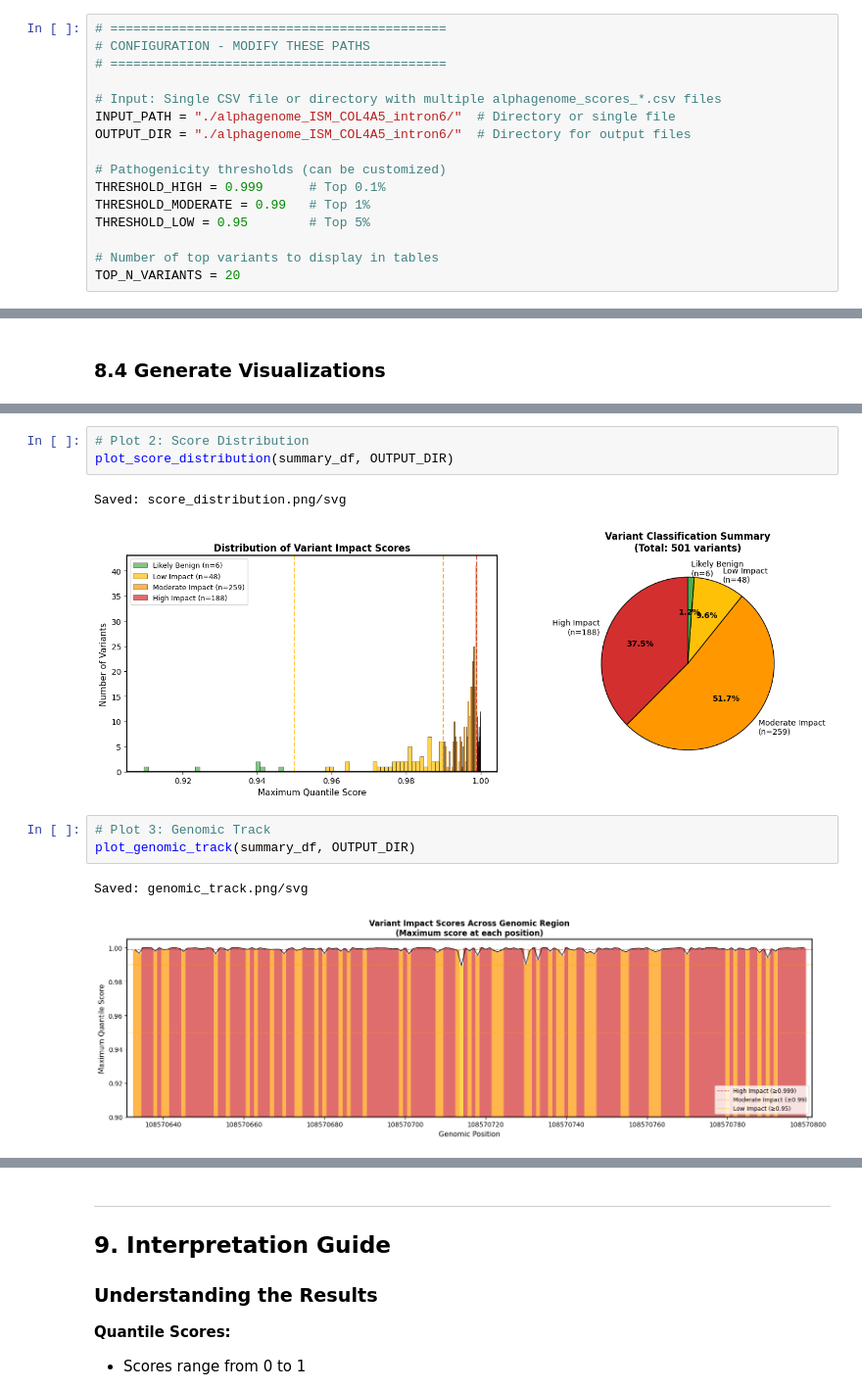
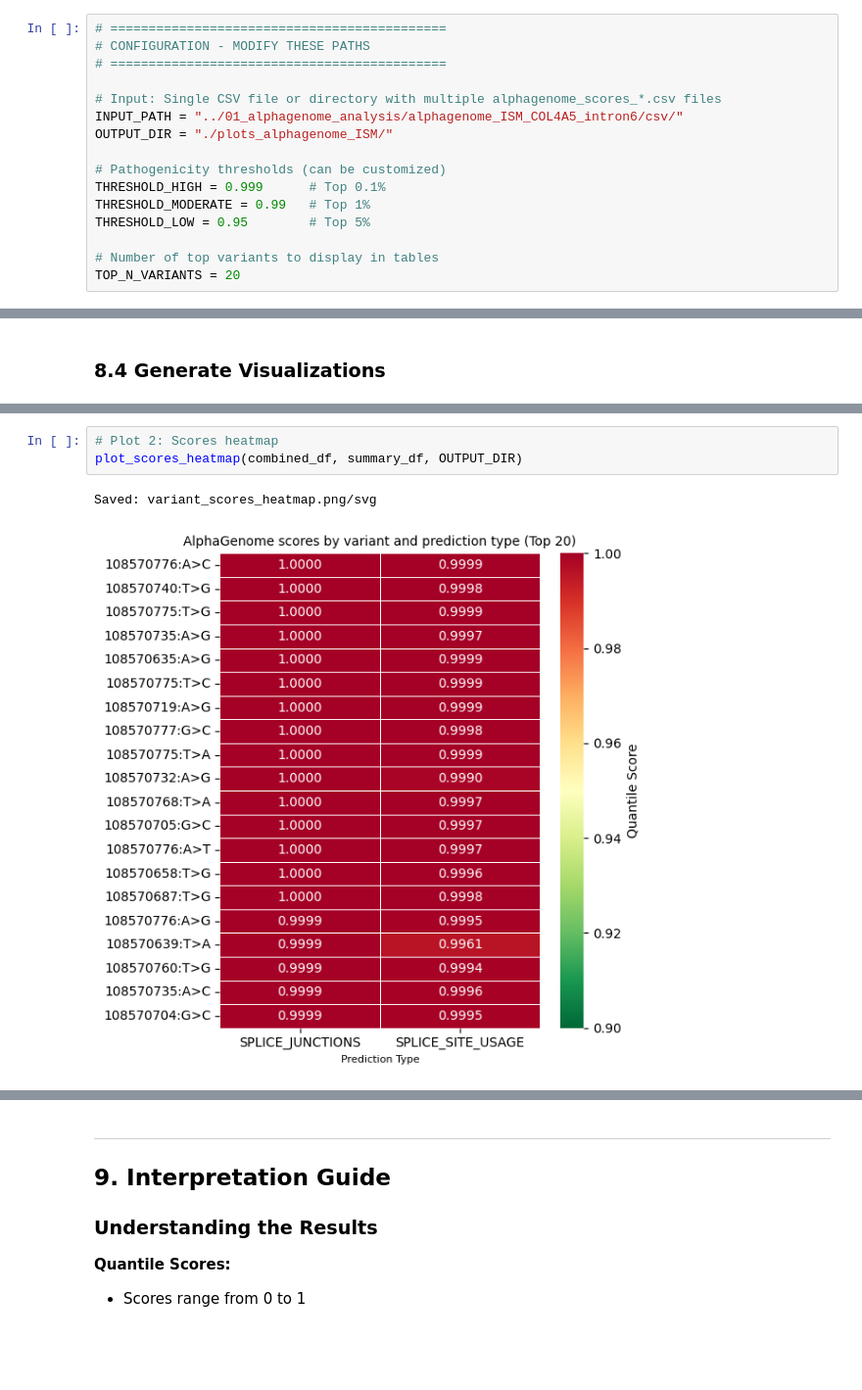
Before and after one commit to hassansaei/Saei_COL4A5_Intron6_hotspot, a Jupyter notebook: notebooks/02_postprocessing_plots_summary/alphagenome_analysis_notebook_ISM.ipynb, the cells around one changed output, grey strips where cells are left out. Shown at 98% size. Saved outputs shown, nothing was run; the diff lists cells and outputs as text; blank space fills up the shorter version.

```diff
--- a/notebooks/02_postprocessing_plots_summary/alphagenome_analysis_notebook_ISM.ipynb
+++ b/notebooks/02_postprocessing_plots_summary/alphagenome_analysis_notebook_ISM.ipynb
@@ -16,8 +16,8 @@ Optimized for analyzing hundreds of variants across a genomic region.
 # ============================================
 
 # Input: Single CSV file or directory with multiple alphagenome_scores_*.csv files
-INPUT_PATH = "./alphagenome_ISM_COL4A5_intron6/"  # Directory or single file
-OUTPUT_DIR = "./alphagenome_ISM_COL4A5_intron6/"  # Directory for output files
+INPUT_PATH = "../01_alphagenome_analysis/alphagenome_ISM_COL4A5_intron6/csv/"
+OUTPUT_DIR = "./plots_alphagenome_ISM/"
 
 # Pathogenicity thresholds (can be customized)
 THRESHOLD_HIGH = 0.999      # Top 0.1%
@@ -601,12 +486,6 @@ Saved: ism_heatmap.png/svg
 # %%
-# Plot 2: Score Distribution
-plot_score_distribution(summary_df, OUTPUT_DIR)
+# Plot 2: Scores heatmap
+plot_scores_heatmap(combined_df, summary_df, OUTPUT_DIR)
 # %% [output]
-Saved: score_distribution.png/svg
+Saved: variant_scores_heatmap.png/svg
-[figure, old version]
+[figure, new version]
-# %%
-# Plot 3: Genomic Track
-plot_genomic_track(summary_df, OUTPUT_DIR)
-# %% [output]
-Saved: genomic_track.png/svg
-[figure, removed]
```
Also changed, not shown: parts of 20 cells of this notebook, 11 other files.
